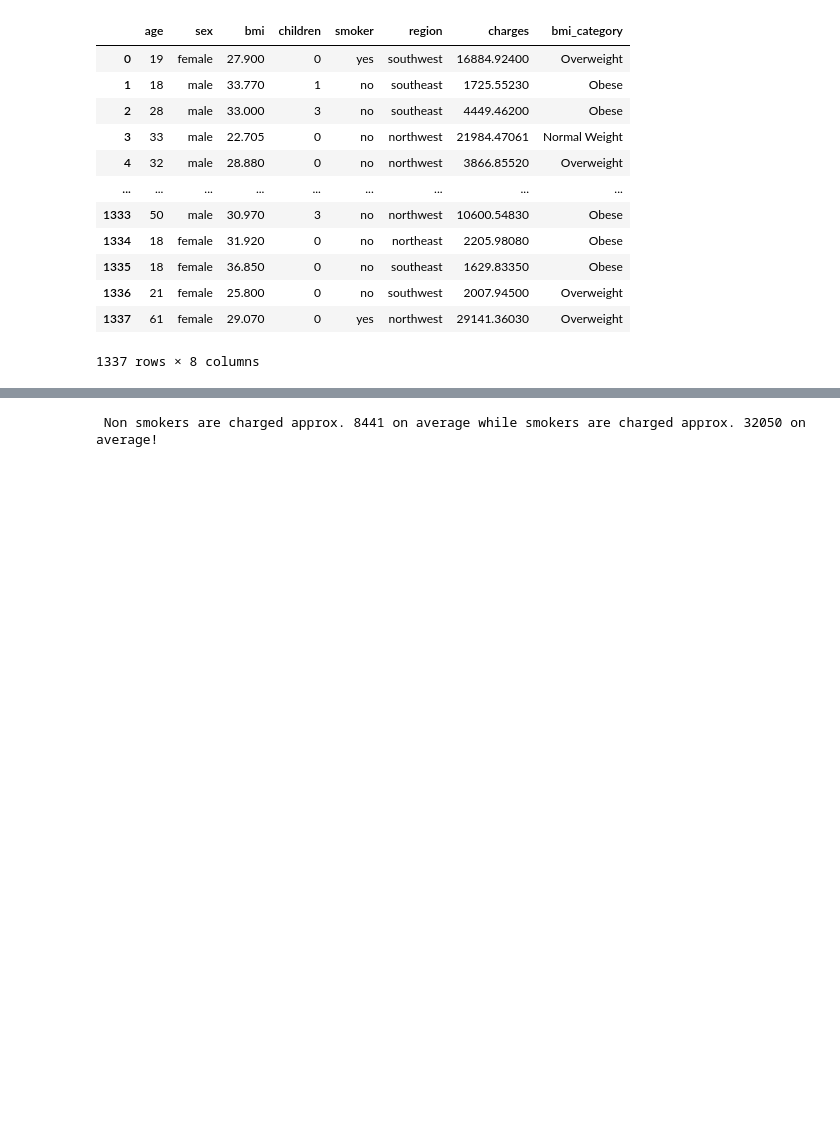
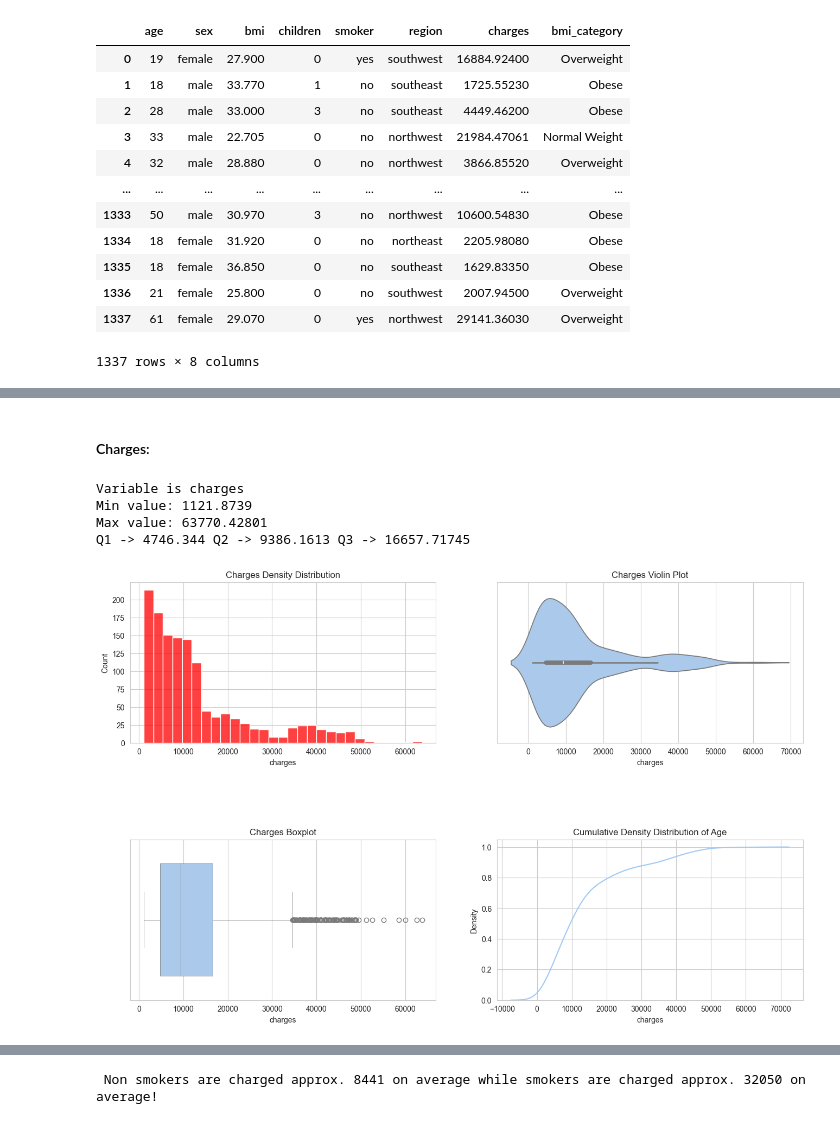
Before and after one commit to bisiAlgoRuthM/Predictive-Modeling-of-Health-Insurance-Charges--Understanding-Factors-Influencing-Costs-, a Jupyter notebook: data-collect-transform.ipynb, the cells around one changed output, grey strips where cells are left out. Drawn from its saved outputs; the diff is of its cells as text; code cells hidden in the pictures; blank space fills up the shorter version.

```diff
--- a/data-collect-transform.ipynb
+++ b/data-collect-transform.ipynb
@@ -255,0 +323,10 @@ df
+# %% [markdown]
+<h4>Charges:</h4>
+# %%
+summary('charges')
+# %% [output]
+Variable is charges
+Min value: 1121.8739
+Max value: 63770.42801
+Q1 -> 4746.344 Q2 -> 9386.1613 Q3 -> 16657.71745
+[figure, added]
```
Also changed, not shown: parts of 39 cells of this notebook.
